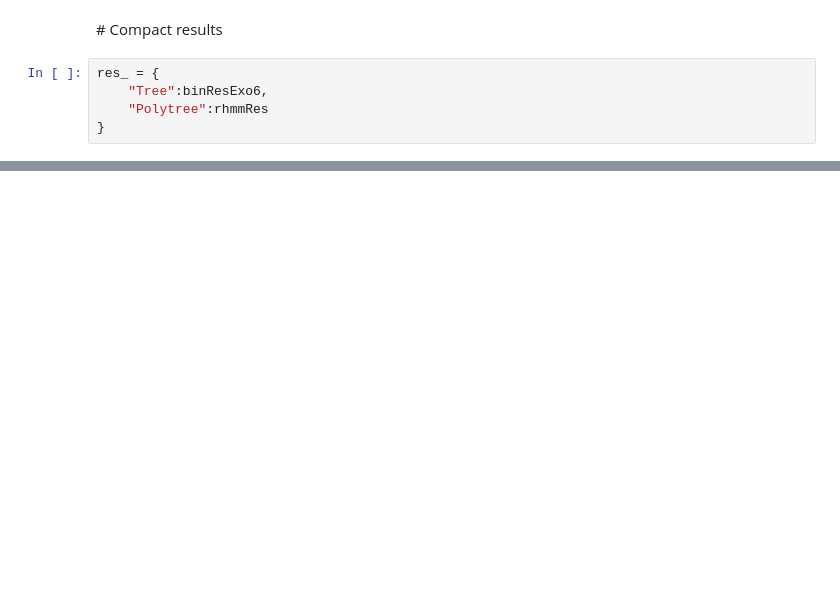
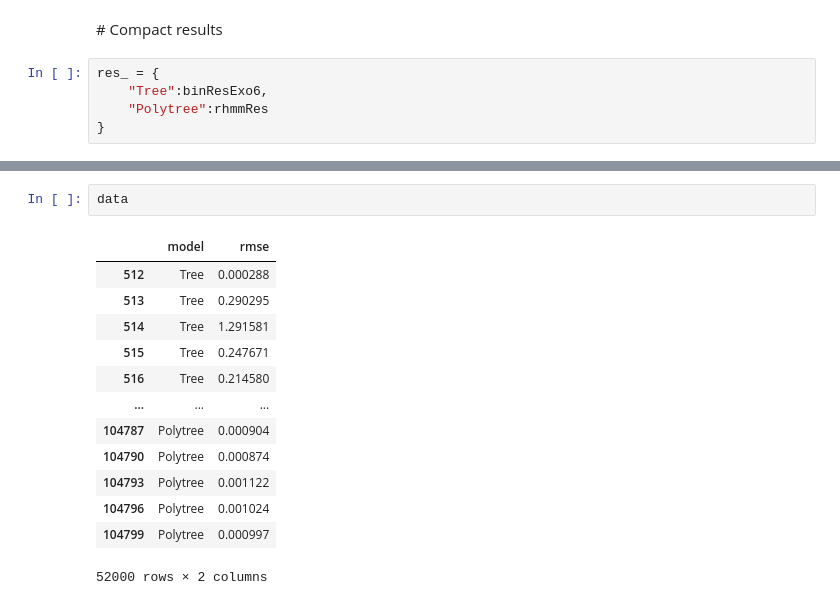
Before and after one commit to IDSIA/crema, a Jupyter notebook: CreMA/papers/pgm20/experiments/paper_results.ipynb, the cells around one changed output, grey strips where cells are left out. Drawn from its saved outputs; the diff is of its cells as text; blank space fills up the shorter version.

```diff
--- a/CreMA/papers/pgm20/experiments/paper_results.ipynb
+++ b/CreMA/papers/pgm20/experiments/paper_results.ipynb
@@ -335,0 +407,16 @@ model=='Tree'
+# %%
+data
+# %% [output]
+|  | model | rmse |
+| 512 | Tree | 0.000288 |
+| 513 | Tree | 0.290295 |
+| 514 | Tree | 1.291581 |
+| 515 | Tree | 0.247671 |
+| 516 | Tree | 0.214580 |
+| ... | ... | ... |
+| 104787 | Polytree | 0.000904 |
+| 104790 | Polytree | 0.000874 |
+| 104793 | Polytree | 0.001122 |
+| 104796 | Polytree | 0.001024 |
+| 104799 | Polytree | 0.000997 |
+52000 rows × 2 columns
```
Also changed, not shown: parts of 9 cells of this notebook, 13 other files.
